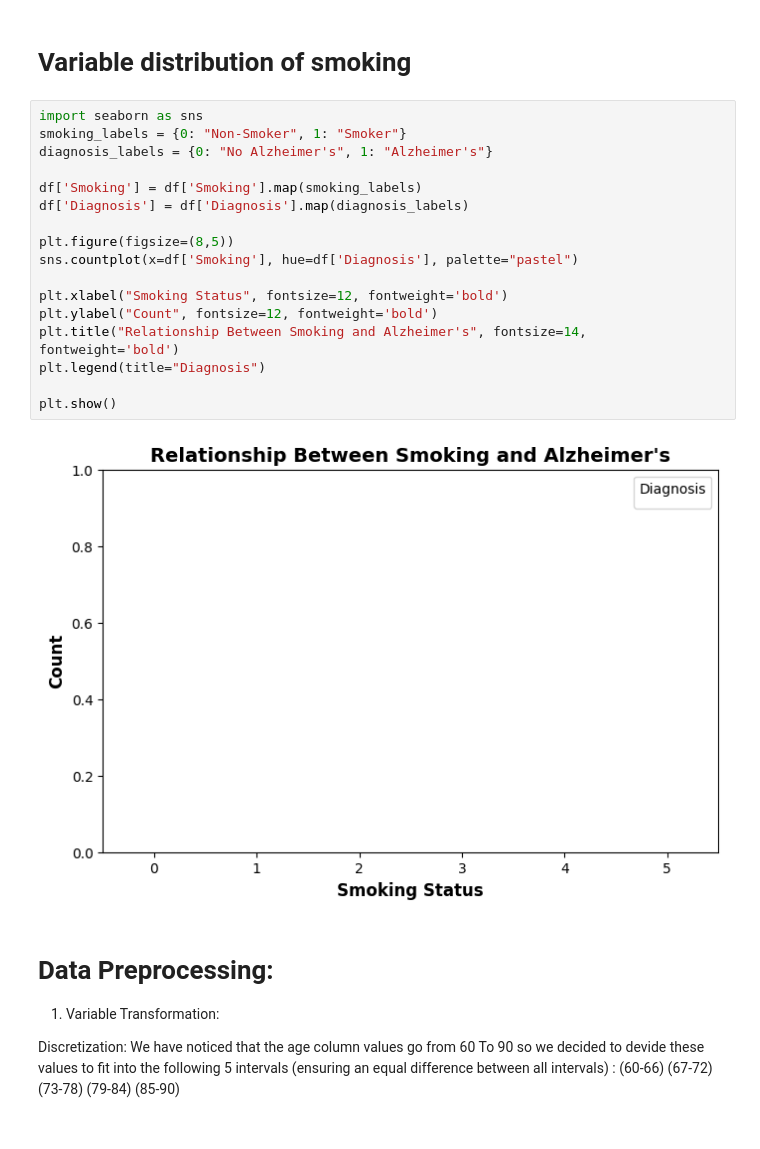
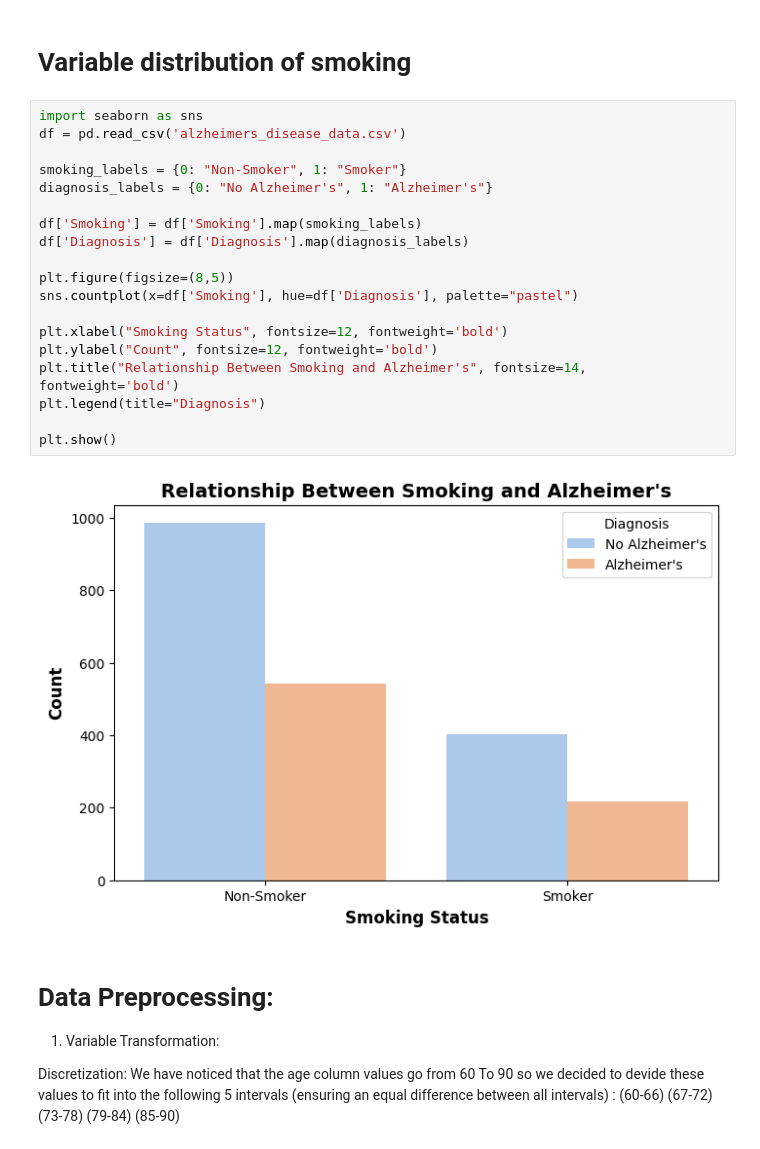
Before and after one commit to leen204/mining-project, a Jupyter notebook: DATA MINING NOTEBOOK.ipynb, the cells around one changed output. Drawn from its saved outputs; the diff is of its cells as text.

```diff
--- a/DATA MINING NOTEBOOK.ipynb
+++ b/DATA MINING NOTEBOOK.ipynb
@@ -217,23 +217,25 @@ Index: []
 # Variable distribution of smoking
 # %%
 import seaborn as sns
+df = pd.read_csv('alzheimers_disease_data.csv')
+
 smoking_labels = {0: "Non-Smoker", 1: "Smoker"}
 diagnosis_labels = {0: "No Alzheimer's", 1: "Alzheimer's"}
 
 df['Smoking'] = df['Smoking'].map(smoking_labels)
 df['Diagnosis'] = df['Diagnosis'].map(diagnosis_labels)
 
 plt.figure(figsize=(8,5))
 sns.countplot(x=df['Smoking'], hue=df['Diagnosis'], palette="pastel")
 
 plt.xlabel("Smoking Status", fontsize=12, fontweight='bold')
 plt.ylabel("Count", fontsize=12, fontweight='bold')
 plt.title("Relationship Between Smoking and Alzheimer's", fontsize=14, fontweight='bold')
 plt.legend(title="Diagnosis")
 
 plt.show()
 # %% [output]
-[figure, old version]
+[figure, new version]
 # %% [markdown]
 # Data Preprocessing:
 
```
